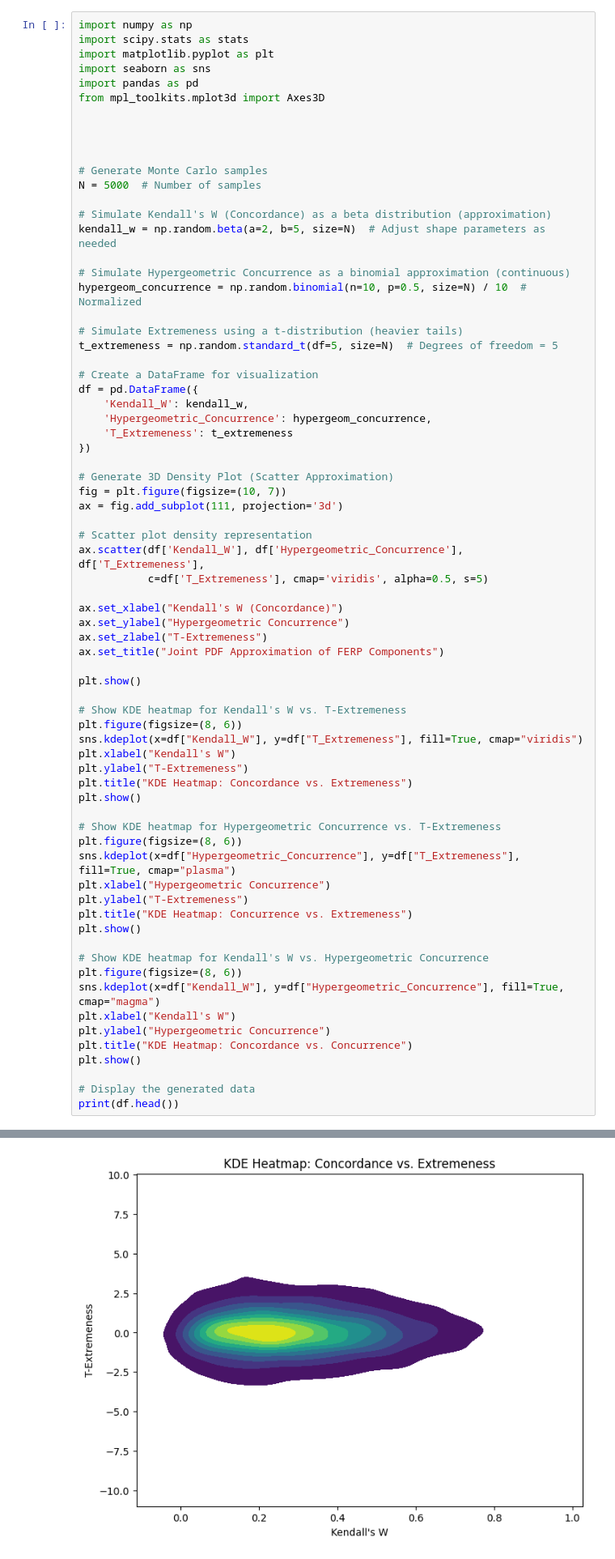
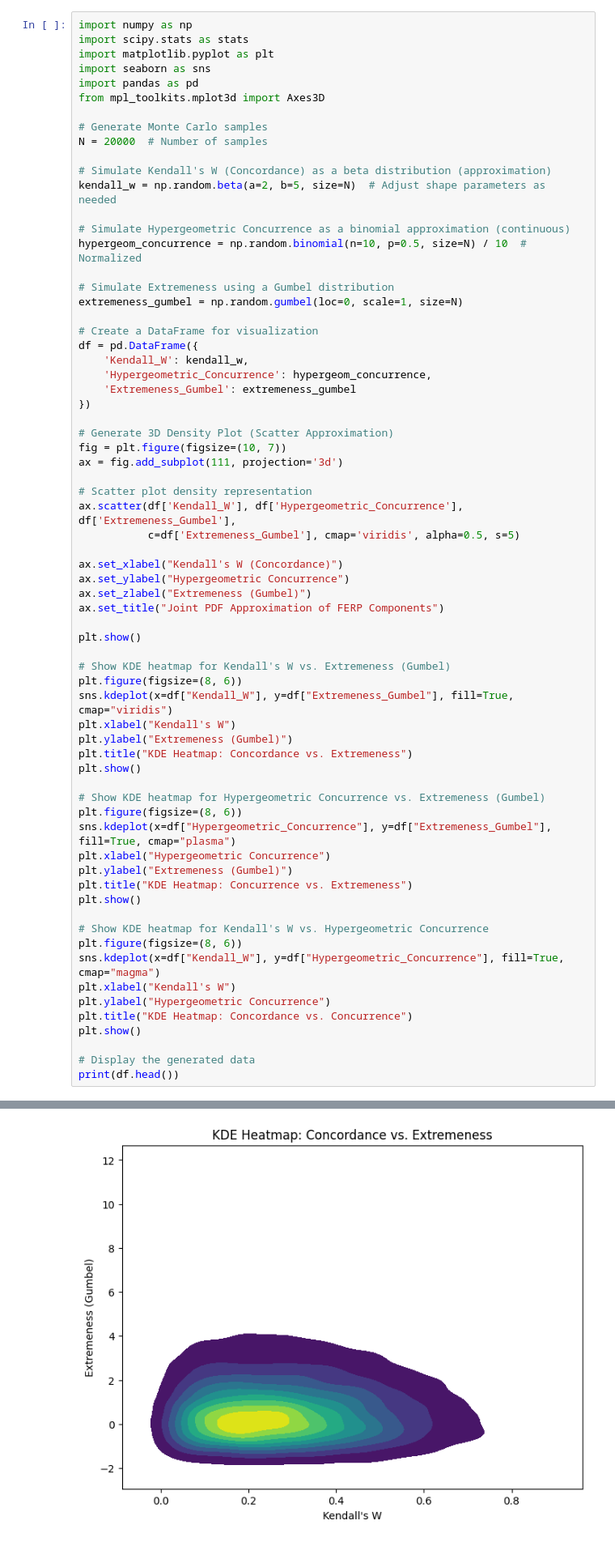
Before and after one commit to dustoff06/CDEF, a Jupyter notebook: FERP_Copula.ipynb, the cells around one changed output, grey strips where cells are left out. Shown at 81% size. Drawn from its saved outputs; the diff is of its cells as text.

```diff
--- a/FERP_Copula.ipynb
+++ b/FERP_Copula.ipynb
@@ -175,11 +99,8 @@ import seaborn as sns
 import pandas as pd
 from mpl_toolkits.mplot3d import Axes3D
 
-
-
-
 # Generate Monte Carlo samples
-N = 5000  # Number of samples
+N = 20000  # Number of samples
 
 # Simulate Kendall's W (Concordance) as a beta distribution (approximation)
 kendall_w = np.random.beta(a=2, b=5, size=N)  # Adjust shape parameters as needed
@@ -187,14 +108,14 @@ kendall_w = np.random.beta(a=2, b=5, size=N)  # Adjust shape parameters as neede
 # Simulate Hypergeometric Concurrence as a binomial approximation (continuous)
 hypergeom_concurrence = np.random.binomial(n=10, p=0.5, size=N) / 10  # Normalized
 
-# Simulate Extremeness using a t-distribution (heavier tails)
-t_extremeness = np.random.standard_t(df=5, size=N)  # Degrees of freedom = 5
+# Simulate Extremeness using a Gumbel distribution
+extremeness_gumbel = np.random.gumbel(loc=0, scale=1, size=N)
 
 # Create a DataFrame for visualization
 df = pd.DataFrame({
     'Kendall_W': kendall_w,
     'Hypergeometric_Concurrence': hypergeom_concurrence,
-    'T_Extremeness': t_extremeness
+    'Extremeness_Gumbel': extremeness_gumbel
 })
 
 # Generate 3D Density Plot (Scatter Approximation)
@@ -202,29 +123,29 @@ fig = plt.figure(figsize=(10, 7))
 ax = fig.add_subplot(111, projection='3d')
 
 # Scatter plot density representation
-ax.scatter(df['Kendall_W'], df['Hypergeometric_Concurrence'], df['T_Extremeness'],
-           c=df['T_Extremeness'], cmap='viridis', alpha=0.5, s=5)
+ax.scatter(df['Kendall_W'], df['Hypergeometric_Concurrence'], df['Extremeness_Gumbel'],
+           c=df['Extremeness_Gumbel'], cmap='viridis', alpha=0.5, s=5)
 
 ax.set_xlabel("Kendall's W (Concordance)")
 ax.set_ylabel("Hypergeometric Concurrence")
-ax.set_zlabel("T-Extremeness")
+ax.set_zlabel("Extremeness (Gumbel)")
 ax.set_title("Joint PDF Approximation of FERP Components")
 
 plt.show()
 
-# Show KDE heatmap for Kendall's W vs. T-Extremeness
+# Show KDE heatmap for Kendall's W vs. Extremeness (Gumbel)
 plt.figure(figsize=(8, 6))
-sns.kdeplot(x=df["Kendall_W"], y=df["T_Extremeness"], fill=True, cmap="viridis")
+sns.kdeplot(x=df["Kendall_W"], y=df["Extremeness_Gumbel"], fill=True, cmap="viridis")
 plt.xlabel("Kendall's W")
-plt.ylabel("T-Extremeness")
+plt.ylabel("Extremeness (Gumbel)")
 plt.title("KDE Heatmap: Concordance vs. Extremeness")
 plt.show()
 
-# Show KDE heatmap for Hypergeometric Concurrence vs. T-Extremeness
+# Show KDE heatmap for Hypergeometric Concurrence vs. Extremeness (Gumbel)
 plt.figure(figsize=(8, 6))
-sns.kdeplot(x=df["Hypergeometric_Concurrence"], y=df["T_Extremeness"], fill=True, cmap="plasma")
+sns.kdeplot(x=df["Hypergeometric_Concurrence"], y=df["Extremeness_Gumbel"], fill=True, cmap="plasma")
 plt.xlabel("Hypergeometric Concurrence")
-plt.ylabel("T-Extremeness")
+plt.ylabel("Extremeness (Gumbel)")
 plt.title("KDE Heatmap: Concurrence vs. Extremeness")
 plt.show()
 
@@ -243 +164 @@ print(df.head())
-[figure, old version]
+[figure, new version]
```
Also changed, not shown: parts of 2 cells of this notebook.
